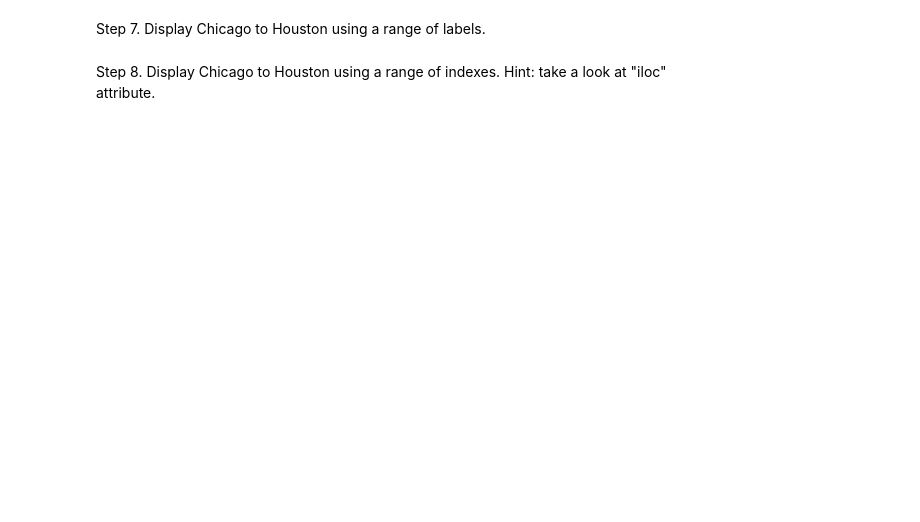
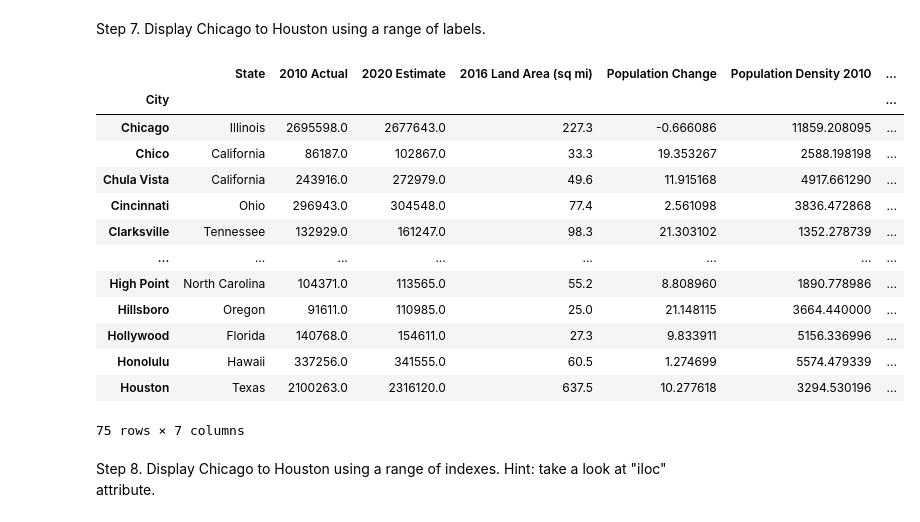
Before and after one commit to t4d-classes/advanced-python_03062023, a Jupyter notebook: jupyter/exercises/05_Exercise.ipynb, the cells around one changed output. Saved outputs shown, nothing was run; the diff lists cells and outputs as text; code cells hidden in the pictures; blank space fills up the shorter version.

```diff
--- a/jupyter/exercises/05_Exercise.ipynb
+++ b/jupyter/exercises/05_Exercise.ipynb
@@ -28,6 +97,25 @@ Step 6. How many cities experienced negative growth from 2010 to 2020?
 Step 7. Display Chicago to Houston using a range of labels.
 # %%
 # Step 7 Solution
+
+# cities[ "Phoenix" ] # this code does not work for a single row index
+
+cities[ "Chicago":"Houston" ] # this code does work for a range of index values
+# %% [output]
+|  | State | 2010 Actual | 2020 Estimate | 2016 Land Area (sq mi) | Population Change | Population Density 2010 | ... |
+| City |  |  |  |  |  |  | ... |
+| Chicago | Illinois | 2695598.0 | 2677643.0 | 227.3 | -0.666086 | 11859.208095 | ... |
+| Chico | California | 86187.0 | 102867.0 | 33.3 | 19.353267 | 2588.198198 | ... |
+| Chula Vista | California | 243916.0 | 272979.0 | 49.6 | 11.915168 | 4917.661290 | ... |
+| Cincinnati | Ohio | 296943.0 | 304548.0 | 77.4 | 2.561098 | 3836.472868 | ... |
+| Clarksville | Tennessee | 132929.0 | 161247.0 | 98.3 | 21.303102 | 1352.278739 | ... |
+| ... | ... | ... | ... | ... | ... | ... | ... |
+| High Point | North Carolina | 104371.0 | 113565.0 | 55.2 | 8.808960 | 1890.778986 | ... |
+| Hillsboro | Oregon | 91611.0 | 110985.0 | 25.0 | 21.148115 | 3664.440000 | ... |
+| Hollywood | Florida | 140768.0 | 154611.0 | 27.3 | 9.833911 | 5156.336996 | ... |
+| Honolulu | Hawaii | 337256.0 | 341555.0 | 60.5 | 1.274699 | 5574.479339 | ... |
+| Houston | Texas | 2100263.0 | 2316120.0 | 637.5 | 10.277618 | 3294.530196 | ... |
+75 rows × 7 columns
 # %% [markdown]
 Step 8. Display Chicago to Houston using a range of indexes. Hint: take a look at "iloc" attribute.
 # %%
```
Also changed, not shown: parts of 10 cells of this notebook, 14 other files.
